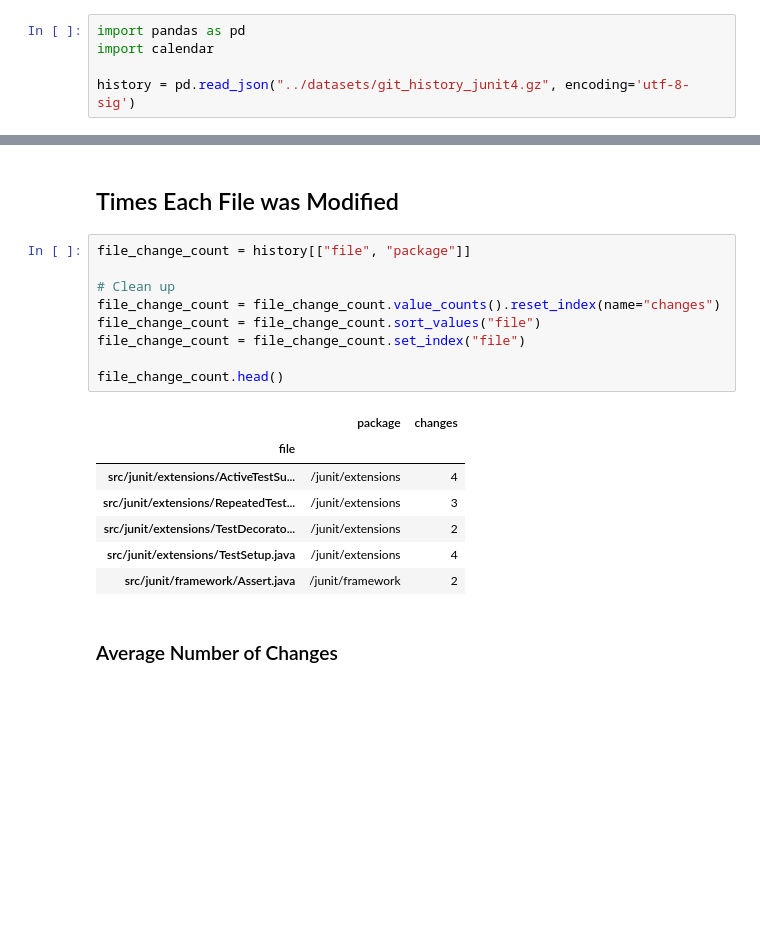
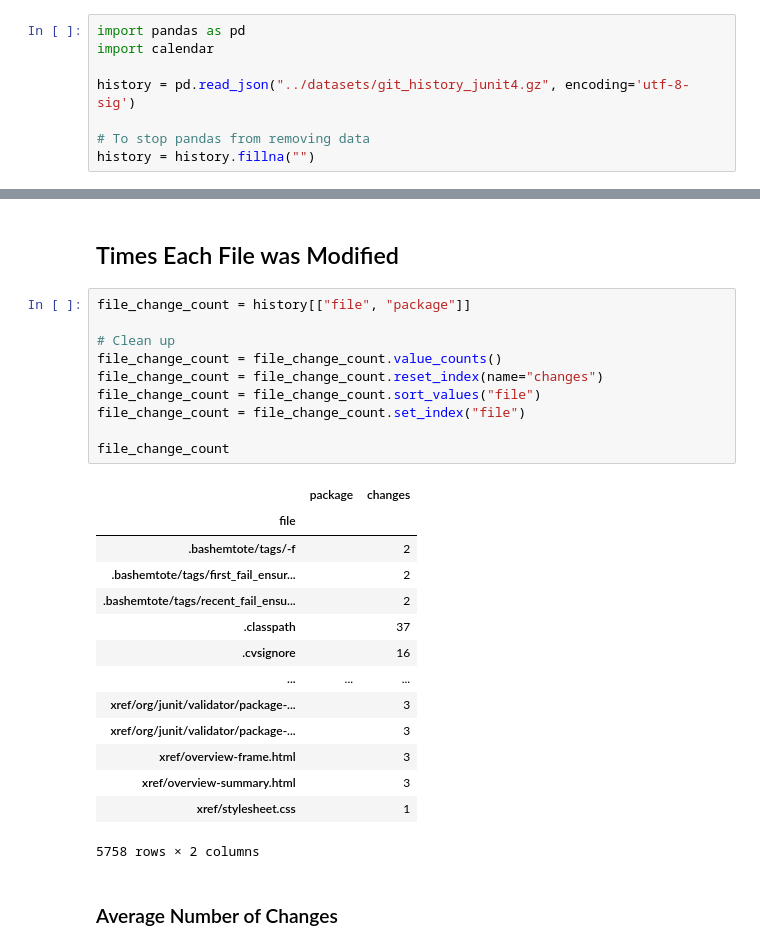
Before and after one commit to Bernardo-MG/jupyter-notebook-example, a Jupyter notebook: git/git_hotspot.ipynb, the cells around one changed output, grey strips where cells are left out. Drawn from its saved outputs; the diff is of its cells as text; blank space fills up the shorter version.

```diff
--- a/git/git_hotspot.ipynb
+++ b/git/git_hotspot.ipynb
@@ -32,6 +32,9 @@ import pandas as pd
 import calendar
 
 history = pd.read_json("../datasets/git_history_junit4.gz", encoding='utf-8-sig')
+
+# To stop pandas from removing data
+history = history.fillna("")
 # %% [markdown]
 # Exploring Data
 # %%
@@ -48,20 +58,28 @@ history.head()
 # %%
 file_change_count = history[["file", "package"]]
 
 # Clean up
-file_change_count = file_change_count.value_counts().reset_index(name="changes")
+file_change_count = file_change_count.value_counts()
+file_change_count = file_change_count.reset_index(name="changes")
 file_change_count = file_change_count.sort_values("file")
 file_change_count = file_change_count.set_index("file")
 
-file_change_count.head()
+file_change_count
 # %% [output]
 |  | package | changes |
 | file |  |  |
-| src/junit/extensions/ActiveTestSu... | /junit/extensions | 4 |
-| src/junit/extensions/RepeatedTest... | /junit/extensions | 3 |
-| src/junit/extensions/TestDecorato... | /junit/extensions | 2 |
-| src/junit/extensions/TestSetup.java | /junit/extensions | 4 |
-| src/junit/framework/Assert.java | /junit/framework | 2 |
+| .bashemtote/tags/-f |  | 2 |
+| .bashemtote/tags/first_fail_ensur... |  | 2 |
+| .bashemtote/tags/recent_fail_ensu... |  | 2 |
+| .classpath |  | 37 |
+| .cvsignore |  | 16 |
+| ... | ... | ... |
+| xref/org/junit/validator/package-... |  | 3 |
+| xref/org/junit/validator/package-... |  | 3 |
+| xref/overview-frame.html |  | 3 |
+| xref/overview-summary.html |  | 3 |
+| xref/stylesheet.css |  | 1 |
+5758 rows × 2 columns
 # %% [markdown]
 ### Average Number of Changes
 # %% [markdown]
```
Also changed, not shown: parts of 6 cells of this notebook.
